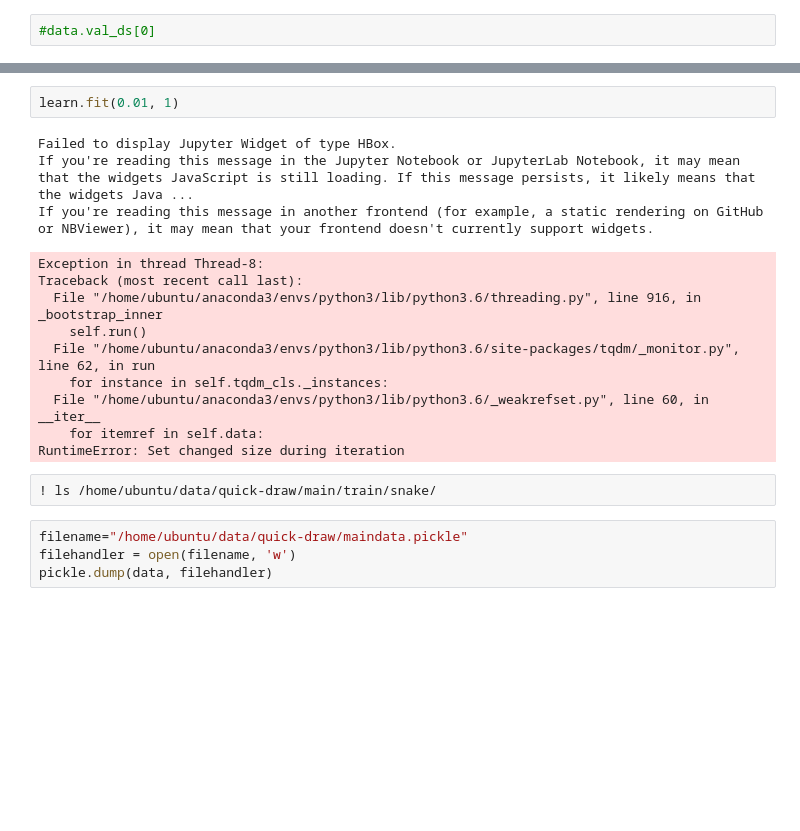
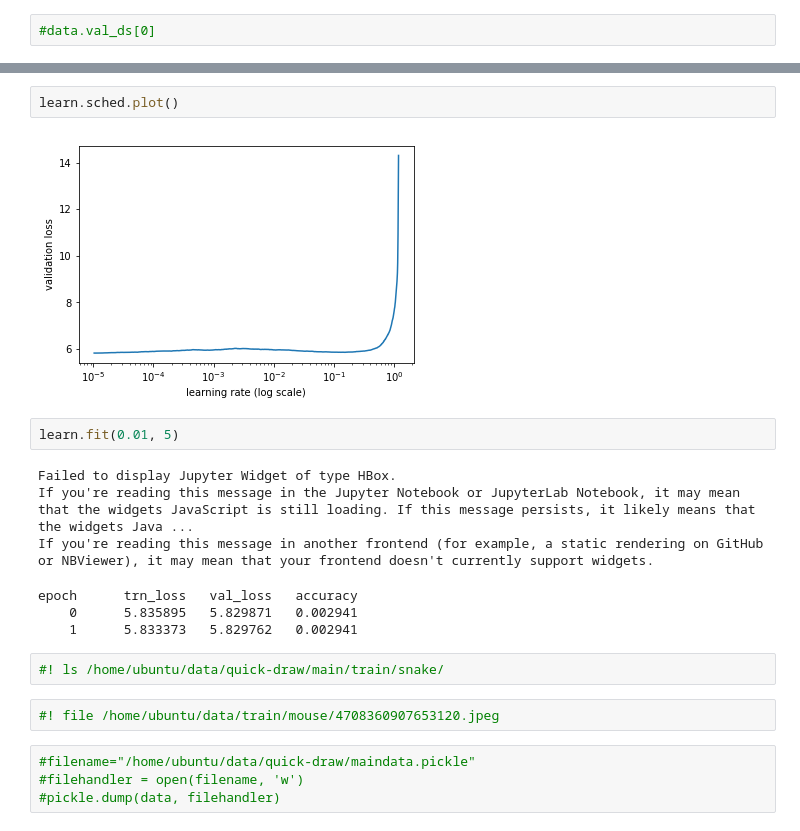
Before and after one commit to ShaunSpinelli/kaggle-quick_draw, a Jupyter notebook: main.ipynb, the cells around one changed output, grey strips where cells are left out. Drawn from its saved outputs; the diff is of its cells as text; blank space fills up the shorter version.

```diff
--- a/main.ipynb
+++ b/main.ipynb
@@ -33,21 +48,21 @@ learn = ConvLearner.pretrained(arch, data, precompute=False)
+# %%
+learn.sched.plot()
+# %% [output]
+[figure, added]
 # %%
-learn.fit(0.01, 1)
+learn.fit(0.01, 5)
 # %% [output]
 Failed to display Jupyter Widget of type HBox.
 If you're reading this message in the Jupyter Notebook or JupyterLab Notebook, it may mean that the widgets JavaScript is still loading. If this message persists, it likely means that the widgets Java ...
 If you're reading this message in another frontend (for example, a static rendering on GitHub or NBViewer), it may mean that your frontend doesn't currently support widgets.
-Exception in thread Thread-8:
-Traceback (most recent call last):
-  File "/home/ubuntu/anaconda3/envs/python3/lib/python3.6/threading.py", line 916, in _bootstrap_inner
-    self.run()
-  File "/home/ubuntu/anaconda3/envs/python3/lib/python3.6/site-packages/tqdm/_monitor.py", line 62, in run
-    for instance in self.tqdm_cls._instances:
-  File "/home/ubuntu/anaconda3/envs/python3/lib/python3.6/_weakrefset.py", line 60, in __iter__
-    for itemref in self.data:
-RuntimeError: Set changed size during iteration
+epoch      trn_loss   val_loss   accuracy
+    0      5.835895   5.829871   0.002941
+    1      5.833373   5.829762   0.002941
 # %%
-! ls /home/ubuntu/data/quick-draw/main/train/snake/
+#! ls /home/ubuntu/data/quick-draw/main/train/snake/
+# %%
+#! file /home/ubuntu/data/train/mouse/4708360907653120.jpeg
 # %%
-filename="/home/ubuntu/data/quick-draw/maindata.pickle"
-filehandler = open(filename, 'w')
-pickle.dump(data, filehandler)
+#filename="/home/ubuntu/data/quick-draw/maindata.pickle"
+#filehandler = open(filename, 'w')
+#pickle.dump(data, filehandler)
```
Also changed, not shown: parts of 21 cells of this notebook, 2 other files.
